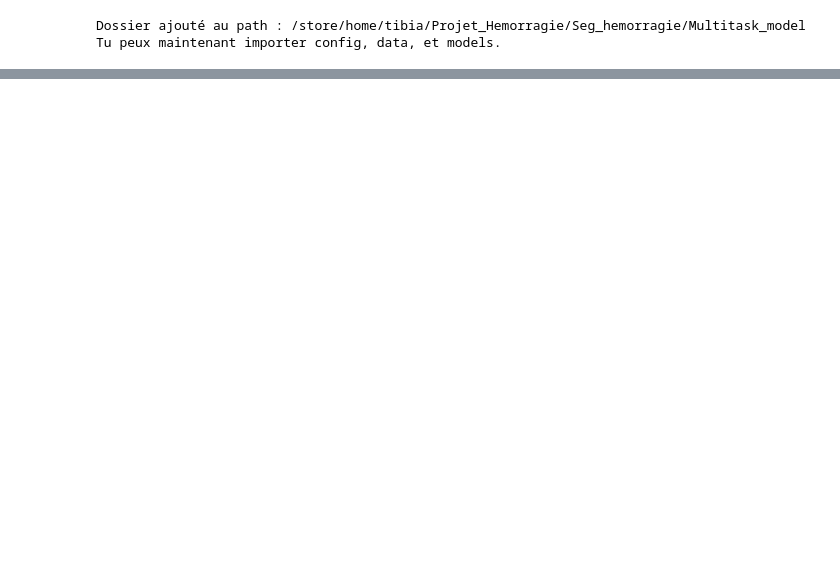
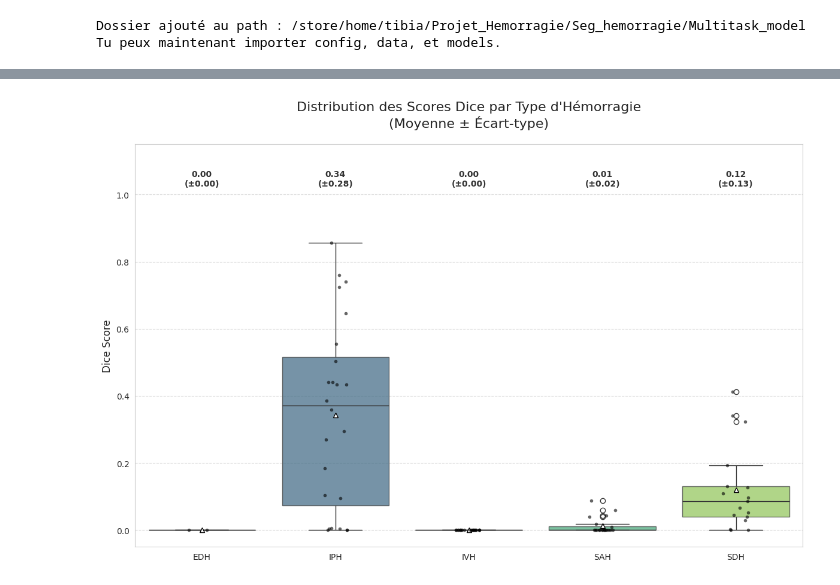
Before and after one commit to Adriien002/Seg_hemorragie, a Jupyter notebook: Multitask_model/Notebooks/inference_mtsk.ipynb, the cells around one changed output, grey strips where cells are left out. Saved outputs shown, nothing was run; the diff lists cells and outputs as text; code cells hidden in the pictures; blank space fills up the shorter version.

Commit message:
inference mtl

```diff
--- a/Multitask_model/Notebooks/inference_mtsk.ipynb
+++ b/Multitask_model/Notebooks/inference_mtsk.ipynb
@@ -220,0 +257,94 @@ Original Traceback (most recent call last):
+# %%
+import pandas as pd
+import matplotlib.pyplot as plt
+import seaborn as sns
+import os
+import config
+
+output_seg_dir = Path("/home/tibia/Projet_Hemorragie/Checkpoints/mbh/MBH_multitask_64x64_V_space_2mm_clshead_4x4x4/predictions_nifti")
+# Remplace par le chemin réel de ton CSV généré à l'étape précédente
+csv_path = os.path.join(output_seg_dir.parent, "inference_metrics.csv")
+
+
+
+
+# Mapping des noms de classes (pour que ce soit joli sur le graphe)
+# class_map = {
+#     'dice_c1': 'ICH',
+#     'dice_c2': 'IVH ',
+#     'dice_c3': 'PHE'
+# }
+class_map = {
+    'dice_c1': 'EDH',
+    'dice_c2': 'IPH',
+    'dice_c3': 'IVH',
+    'dice_c4': 'SAH',
+    'dice_c5': 'SDH'
+}
+
+def plot_dice_distribution():
+    # 1. Chargement
+    if not os.path.exists(csv_path):
+        print(f" Fichier introuvable : {csv_path}")
+        return
+
+    df = pd.read_csv(csv_path)
+
+    # On vire la colonne filename pour les calculs, mais on la garde en tête si besoin
+    # On transforme le tableau en format "Long" pour Seaborn
+    # (Colonne 1: Type d'Hémorragie, Colonne 2: Score Dice)
+    df_melted = df.melt(id_vars=['filename'], var_name='Classe', value_name='Dice Score')
+
+    # On renomme les classes avec le dictionnaire
+    df_melted['Classe'] = df_melted['Classe'].map(class_map)
+
+    # Nettoyage : Si des classes inconnues traînent (ex: background ignoré), on les vire
+    df_melted = df_melted.dropna(subset=['Classe'])
+
+    # 2. Configuration du style
+    sns.set_style("whitegrid")
+    plt.figure(figsize=(12, 8))
+
+    # 3. Création du Boxplot (La structure globale)
+    # showmeans=True ajoute un petit triangle pour la moyenne (en plus de la ligne médiane)
+    ax = sns.boxplot(x='Classe', y='Dice Score', data=df_melted,
+                     showmeans=True,
+                     meanprops={"marker":"^", "markerfacecolor":"white", "markeredgecolor":"black"},
+                     palette="viridis", boxprops=dict(alpha=.7))
+
+    # 4. Ajout du Stripplot (Les points individuels)
+    # C'est ça qui montre la vérité crue : chaque point est un patient.
+    sns.stripplot(x='Classe', y='Dice Score', data=df_melted,
+                  color='black', size=4, alpha=0.6, jitter=True)
+
+    # 5. Calcul et affichage des Stats textuelles (Moyenne ± Std) au-dessus
+    stats = df_melted.groupby('Classe')['Dice Score'].agg(['mean', 'std'])
+
+    # On récupère l'ordre des barres affichées par Seaborn
+    labels = [item.get_text() for item in ax.get_xticklabels()]
+
+    for i, label in enumerate(labels):
+        if label in stats.index:
+            mean_val = stats.loc[label, 'mean']
+            std_val = stats.loc[label, 'std']
+
+            # Affichage du texte au-dessus de la boîte
+            text = f"{mean_val:.2f}\n(±{std_val:.2f})"
+            ax.text(i, 1.02, text, ha='center', va='bottom', fontweight='bold', color='#333333')
+
+    # 6. Finitions
+    plt.title('Distribution des Scores Dice par Type d\'Hémorragie\n(Moyenne ± Écart-type)', fontsize=16, pad=20)
+    plt.ylabel('Dice Score', fontsize=12)
+    plt.xlabel('')
+    plt.ylim(-0.05, 1.15) # Un peu de marge pour le texte
+    plt.grid(axis='y', linestyle='--', alpha=0.7)
+
+    # Sauvegarde et Affichage
+    plt.tight_layout()
+    plt.savefig(output_plot, dpi=300)
+    print(f"✅ Graphique sauvegardé : {output_plot}")
+    plt.show()
+
+if __name__ == "__main__":
+    plot_dice_distribution()
+# %% [output]
@@ -220,0 +355 @@ Original Traceback (most recent call last):
+[figure, added]
```
Also changed, not shown: parts of 4 cells of this notebook.
